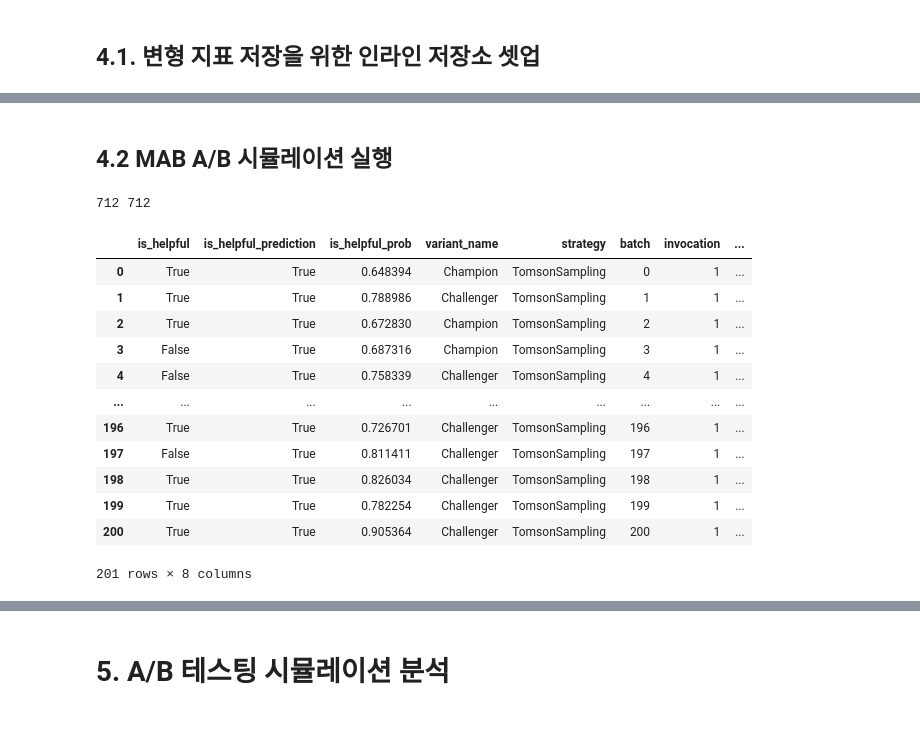
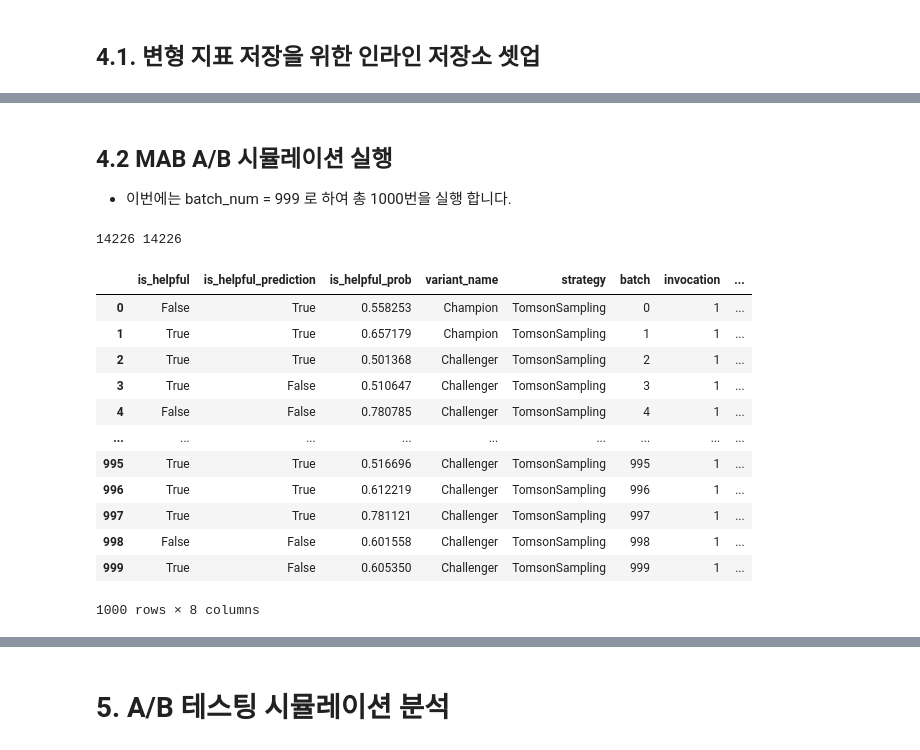
Before and after one commit to gonsoomoon-ml/Dynamic-AB-Testing-On-SageMaker, a Jupyter notebook: dynamic-ab-testing/4.1.simulate-mab-reviews-helpfulness.ipynb, the cells around one changed output, grey strips where cells are left out. Drawn from its saved outputs; the diff is of its cells as text; code cells hidden in the pictures.

```diff
--- a/dynamic-ab-testing/4.1.simulate-mab-reviews-helpfulness.ipynb
+++ b/dynamic-ab-testing/4.1.simulate-mab-reviews-helpfulness.ipynb
@@ -394,35 +477,36 @@ print(json.dumps(variant_db.variant_dic, indent=2))
 }
 # %% [markdown]
 ## 4.2 MAB A/B 시뮬레이션 실행
+- 이번에는 batch_num = 999 로 하여 총 1000번을 실행 합니다.
 # %%
-batch_size = 20
+batch_size = 1
 
 input_batch = list(chunker(test_input, batch_size))
 test_batch = list(chunker(test_df, batch_size))
 print(len(input_batch), len(test_batch))
 # %% [output]
-712 712
+14226 14226
 # %%
 # batch_num 값으로 배치 수 조절
-batch_num = 200
+batch_num = 999
 
 batch_df = pd.concat(api_predict(i, endpoint_name, batch_size, input_batch[i],test_batch[i],variant_db)
                      for i in range(len(input_batch)) if i <= batch_num ).reset_index(drop=True)
 batch_df
 # %% [output]
 |  | is_helpful | is_helpful_prediction | is_helpful_prob | variant_name | strategy | batch | invocation | ... |
-| 0 | True | True | 0.648394 | Champion | TomsonSampling | 0 | 1 | ... |
-| 1 | True | True | 0.788986 | Challenger | TomsonSampling | 1 | 1 | ... |
-| 2 | True | True | 0.672830 | Champion | TomsonSampling | 2 | 1 | ... |
-| 3 | False | True | 0.687316 | Champion | TomsonSampling | 3 | 1 | ... |
-| 4 | False | True | 0.758339 | Challenger | TomsonSampling | 4 | 1 | ... |
+| 0 | False | True | 0.558253 | Champion | TomsonSampling | 0 | 1 | ... |
+| 1 | True | True | 0.657179 | Champion | TomsonSampling | 1 | 1 | ... |
+| 2 | True | True | 0.501368 | Challenger | TomsonSampling | 2 | 1 | ... |
+| 3 | True | False | 0.510647 | Challenger | TomsonSampling | 3 | 1 | ... |
+| 4 | False | False | 0.780785 | Challenger | TomsonSampling | 4 | 1 | ... |
 | ... | ... | ... | ... | ... | ... | ... | ... | ... |
-| 196 | True | True | 0.726701 | Challenger | TomsonSampling | 196 | 1 | ... |
-| 197 | False | True | 0.811411 | Challenger | TomsonSampling | 197 | 1 | ... |
-| 198 | True | True | 0.826034 | Challenger | TomsonSampling | 198 | 1 | ... |
-| 199 | True | True | 0.782254 | Challenger | TomsonSampling | 199 | 1 | ... |
-| 200 | True | True | 0.905364 | Challenger | TomsonSampling | 200 | 1 | ... |
+| 995 | True | True | 0.516696 | Challenger | TomsonSampling | 995 | 1 | ... |
+| 996 | True | True | 0.612219 | Challenger | TomsonSampling | 996 | 1 | ... |
+| 997 | True | True | 0.781121 | Challenger | TomsonSampling | 997 | 1 | ... |
+| 998 | False | False | 0.601558 | Challenger | TomsonSampling | 998 | 1 | ... |
+| 999 | True | False | 0.605350 | Challenger | TomsonSampling | 999 | 1 | ... |
-201 rows × 8 columns
+1000 rows × 8 columns
 # %%
 print(json.dumps(variant_db.variant_dic, indent=2))
 # %% [output]
```
Also changed, not shown: parts of 51 cells of this notebook, 4 other files.
